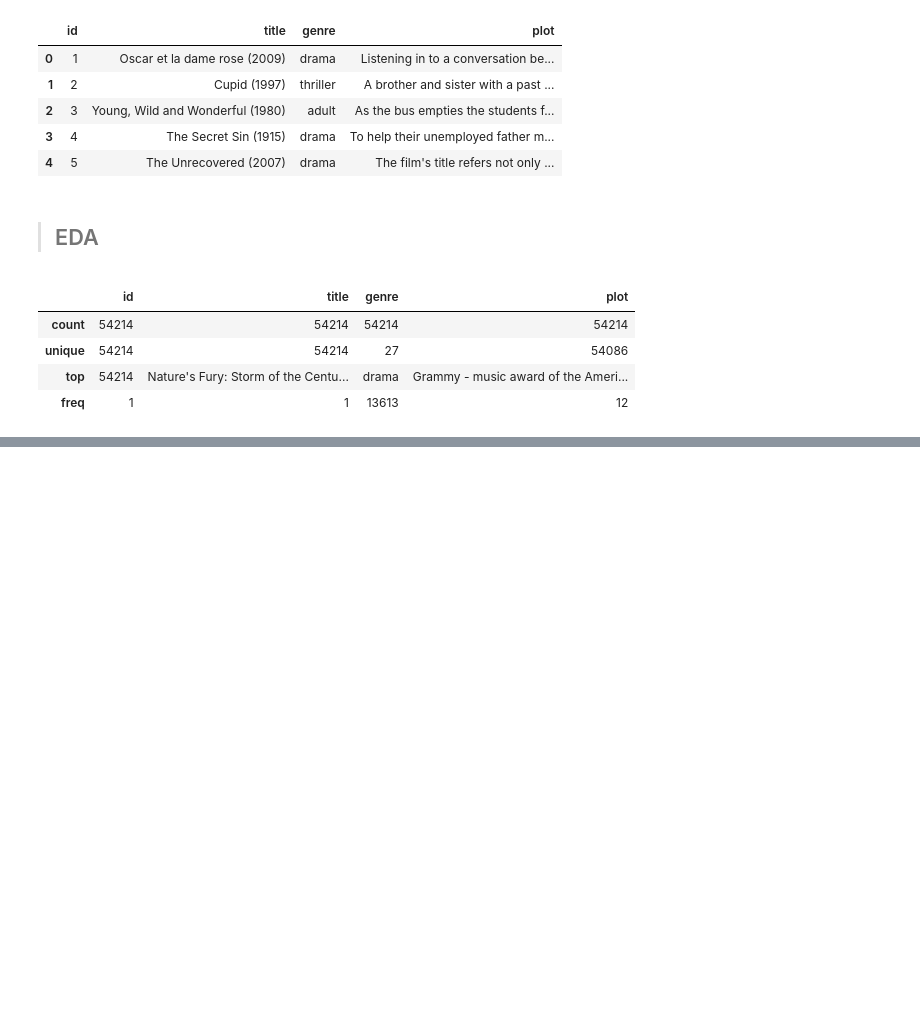
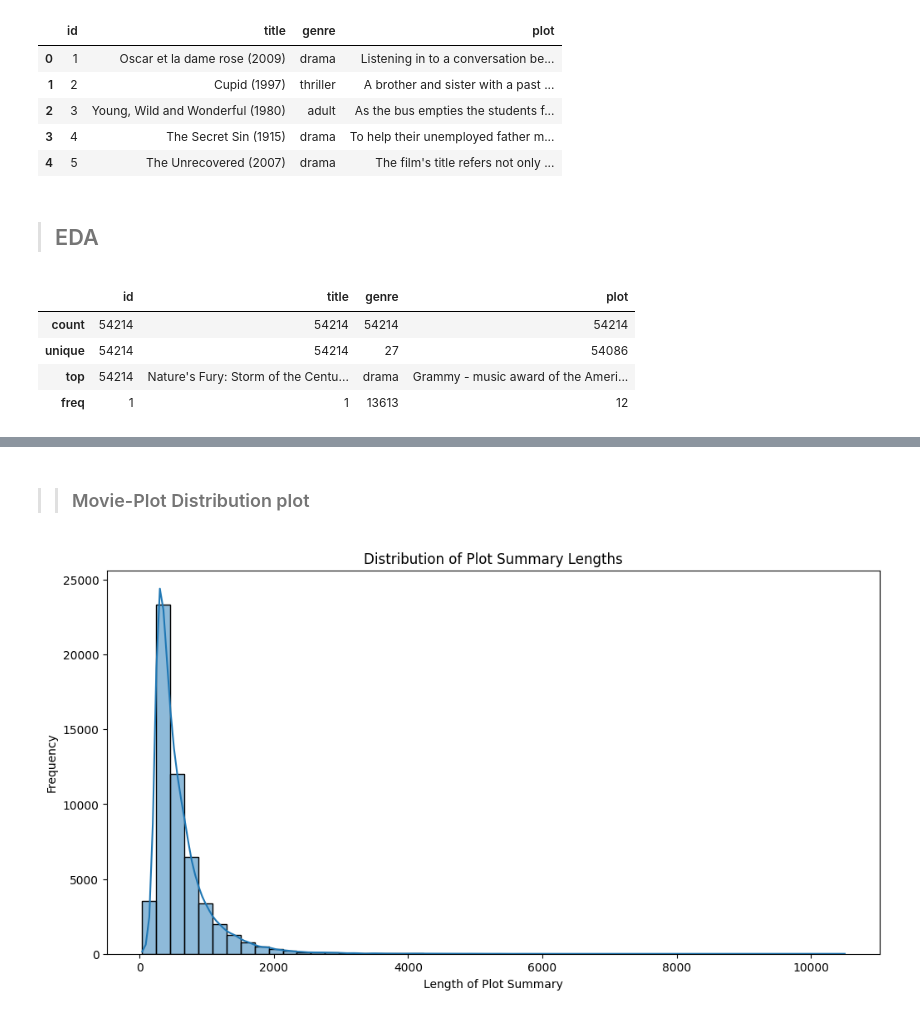
Before and after one commit to amannnnnyyyy/CODSOFT, a Jupyter notebook: movie_genre_classification/notebooks/movie.ipynb, the cells around one changed output, grey strips where cells are left out. Saved outputs shown, nothing was run; the diff lists cells and outputs as text; code cells hidden in the pictures; blank space fills up the shorter version.

```diff
--- a/movie_genre_classification/notebooks/movie.ipynb
+++ b/movie_genre_classification/notebooks/movie.ipynb
@@ -45,0 +64,13 @@ train_data.describe()
+# %% [markdown]
+>> ### Movie-Plot Distribution plot
+# %%
+train_data['plot_length'] = train_data['plot'].apply(len)
+
+plt.figure(figsize=(12, 6))
+sns.histplot(train_data['plot_length'], bins=50, kde=True)
+plt.xlabel('Length of Plot Summary')
+plt.ylabel('Frequency')
+plt.title('Distribution of Plot Summary Lengths')
+plt.show()
+# %% [output]
+[figure, added]
```
Also changed, not shown: parts of 12 cells of this notebook, 1 other file.
